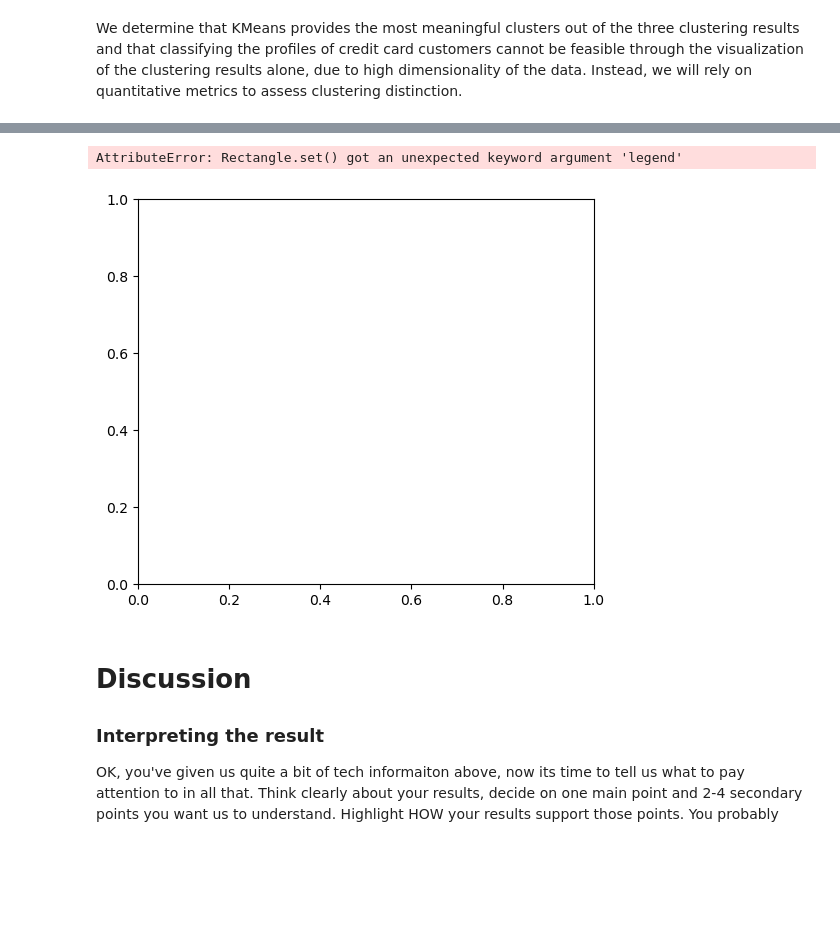
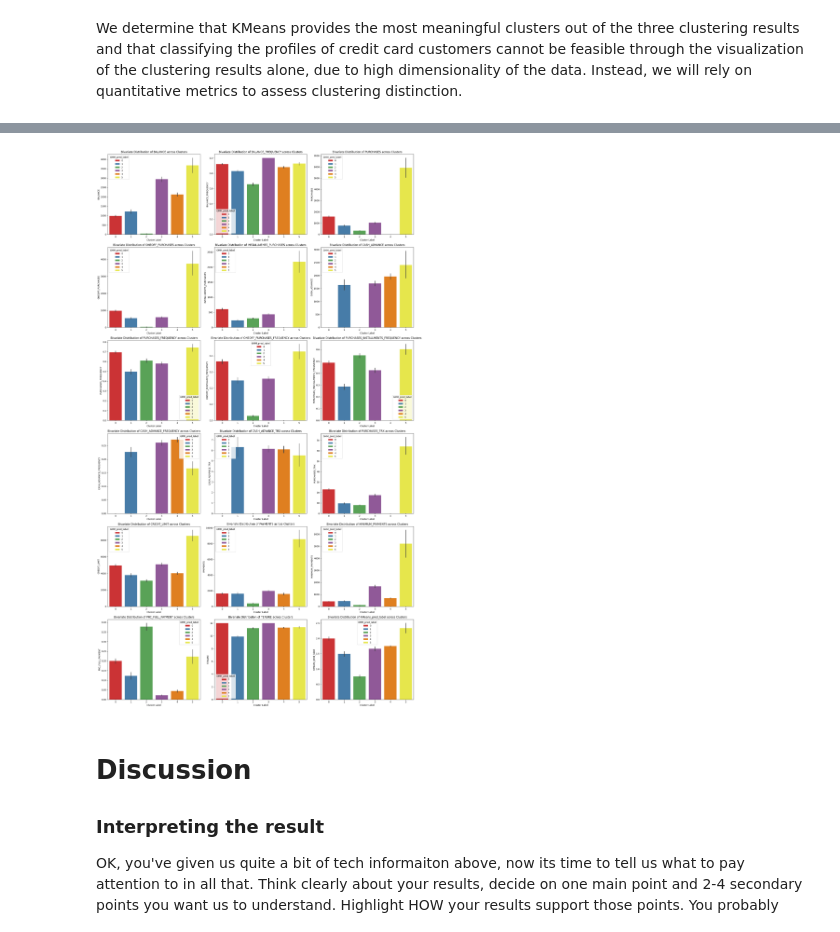
Before and after one commit to mtang24/card_clusters, a Jupyter notebook: FinalProject_Copy.ipynb, the cells around one changed output, grey strips where cells are left out. Saved outputs shown, nothing was run; the diff lists cells and outputs as text; code cells hidden in the pictures; blank space fills up the shorter version.

Commit message:
Fixed Barplot visualizations

```diff
--- a/FinalProject_Copy.ipynb
+++ b/FinalProject_Copy.ipynb
@@ -533,10 +533,7 @@ cluster_order = sorted(data['KMeans_pred_label'].unique())
 
 for i, col in enumerate(data.columns[:-1]):
     ax = plt.subplot(6, 3, i + 1)
-
-    df_sorted = data.groupby('KMeans_pred_label')[col].mean().sort_values().index
-
-    sns.barplot(data=data, x='KMeans_pred_label', y=col, palette='Set1', order=cluster_order, hue='KMeans_pred_label')
+    sns.barplot(data=data, x='KMeans_pred_label', y=col, palette='Set1', order=cluster_order, hue='KMeans_pred_label', width=0.8)
 
     plt.xlabel('Cluster Label')
     plt.ylabel(col)
@@ -545,5 +542,6 @@ for i, col in enumerate(data.columns[:-1]):
     ax.get_legend().remove()
 
 plt.tight_layout()
-plt.show()
+
+cluster_order = sorted(data['KMeans_pred_label'].unique())
 # %% [output]
@@ -566,24 +564,22 @@ GMM_stats.head()
 # %%
 plt.figure(figsize=(20, 35))
 
 cluster_order = sorted(data['GMM_pred_label'].unique())
 
 for i, col in enumerate(data.columns[:-1]):
     ax = plt.subplot(6, 3, i + 1)
 
-    df_sorted = data.groupby('GMM_pred_label')[col].mean().sort_values().index
+    sns.barplot(data=data, x='GMM_pred_label', y=col, palette='Set1', order=cluster_order, hue='GMM_pred_label', width=0.8)
 
-    sns.barplot(data=data, x='GMM_pred_label', y=col, palette='Set1', order=cluster_order, hue='GMM_pred_label', legend=False)
 
     plt.xlabel('Cluster Label')
     plt.ylabel(col)
     plt.title(f'Bivariate Distribution of {col} across Clusters')
 
 plt.tight_layout()
 plt.show()
 # %% [output]
-AttributeError: Rectangle.set() got an unexpected keyword argument 'legend'
-[figure, old version]
+[figure, new version]
 # %% [markdown]
 # Discussion
 
```
Also changed, not shown: parts of 10 cells of this notebook.
